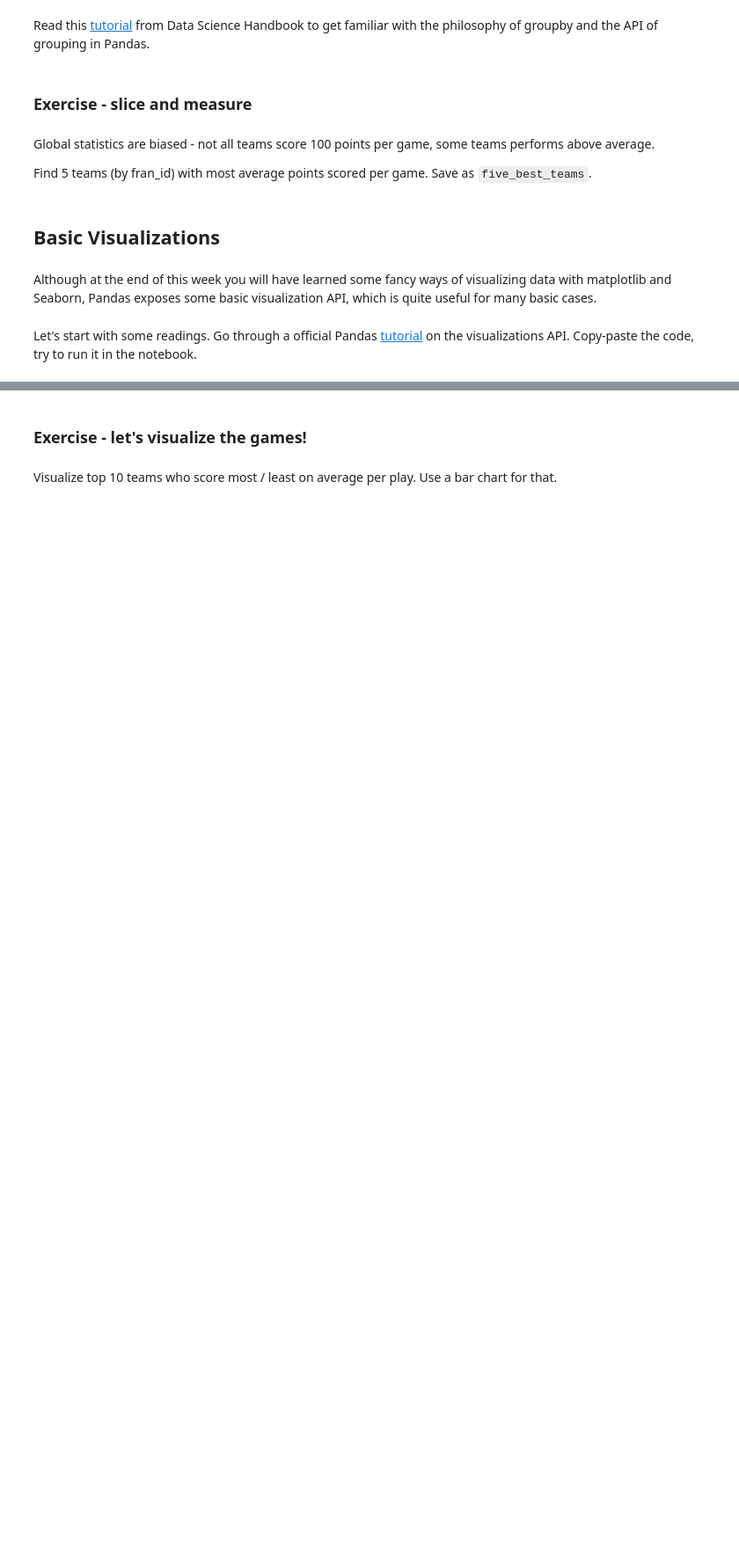
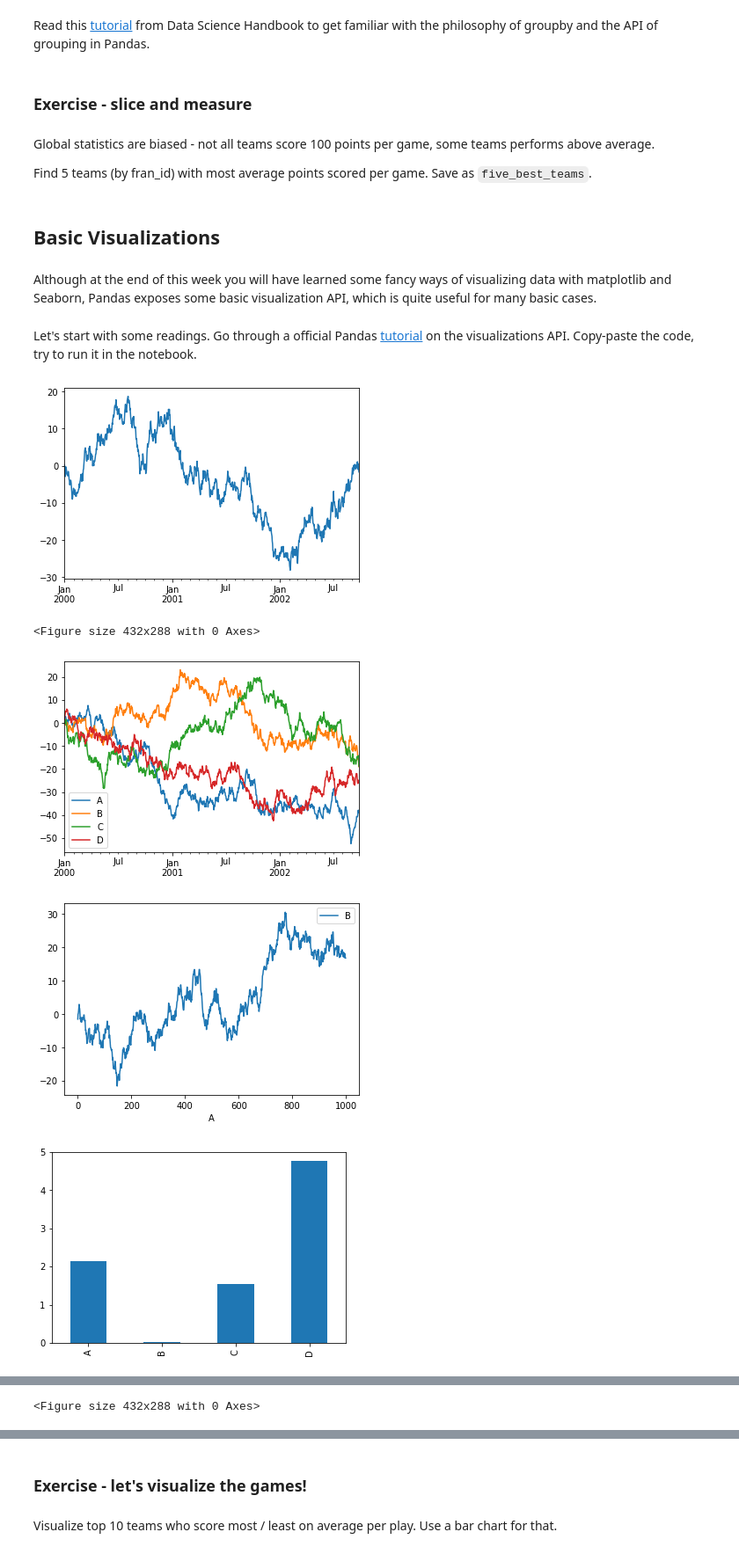
Before and after one commit to Nerijus20/Colab-notebooks, a Jupyter notebook: Demo_subproject.ipynb, the cells around one changed output, grey strips where cells are left out. Shown at 88% size. Saved outputs shown, nothing was run; the diff lists cells and outputs as text; code cells hidden in the pictures; blank space fills up the shorter version.

Commit message:
Basic Visualizations - tutorial code

```diff
--- a/Demo_subproject.ipynb
+++ b/Demo_subproject.ipynb
@@ -186,3 +186,68 @@ np.testing.assert_array_almost_equal(five_best_teams["pts"].values, [115.4465116
 Although at the end of this week you will have learned some fancy ways of visualizing data with matplotlib and Seaborn, Pandas exposes some basic visualization API, which is quite useful for many basic cases.
 # %% [markdown]
 Let's start with some readings. Go through a official Pandas [tutorial](https://pandas.pydata.org/docs/user_guide/visualization.html) on the visualizations API. Copy-paste the code, try to run it in the notebook.
+# %%
+import matplotlib.pyplot as plt
+plt.close("all")
+
+#Series and DataFrame is just a simple wrapper around plt.plot()
+ts = pd.Series(np.random.randn(1000), index=pd.date_range("1/1/2000", periods=1000))
+ts = ts.cumsum()
+ts.plot();
+
+#Plot all columns with labels
+df = pd.DataFrame(np.random.randn(1000, 4), index=ts.index, columns=list("ABCD"))
+df = df.cumsum()
+plt.figure();
+df.plot();
+
+#Plot one column versus another using the x and y keywords in plot()
+df3 = pd.DataFrame(np.random.randn(1000, 2), columns=["B", "C"]).cumsum()
+df3["A"] = pd.Series(list(range(len(df))))
+df3.plot(x="A", y="B");
+
+#Bar plot
+plt.figure();
+df.iloc[5].plot(kind="bar");
+
+#non-time series data, you may wish to produce a bar plot
+plt.figure();
+df.iloc[5].plot.bar();
+plt.axhline(0, color="k");
+
+
+#Calling a DataFrame’s plot.bar() method produces a multiple bar plot:
+df2 = pd.DataFrame(np.random.rand(10, 4), columns=["a", "b", "c", "d"])
+df2.plot.bar();
+
+#To produce a stacked bar plot, pass stacked=True:
+df2.plot.bar(stacked=True);
+
+#To get horizontal bar plots, use the barh method:
+df2.plot.barh(stacked=True);
+
+
+#Histograms drawn by using the DataFrame.plot.hist() and Series.plot.hist() methods.
+df4 = pd.DataFrame(
+    {
+         "a": np.random.randn(1000) + 1,
+         "b": np.random.randn(1000),
+         "c": np.random.randn(1000) - 1,
+    },
+     columns=["a", "b", "c"],
+)
+plt.figure();
+df4.plot.hist(alpha=0.5);
+
+#Histogram stacked using stacked=True. Bin size changed using the bins keyword.
+plt.figure();
+df4.plot.hist(stacked=True, bins=20);
+
+#df2 = df1.DataFrame("pts")
+#df1.plot.hist("pts")
+# %% [output]
+[figure, added]
+<Figure size 432x288 with 0 Axes>
+[figure, added]
+[figure, added]
+[figure, added]
@@ -188,0 +258 @@ Let's start with some readings. Go through a official Pandas [tutorial](https://
+<Figure size 432x288 with 0 Axes>
```
Also changed, not shown: parts of 1 cell of this notebook.
